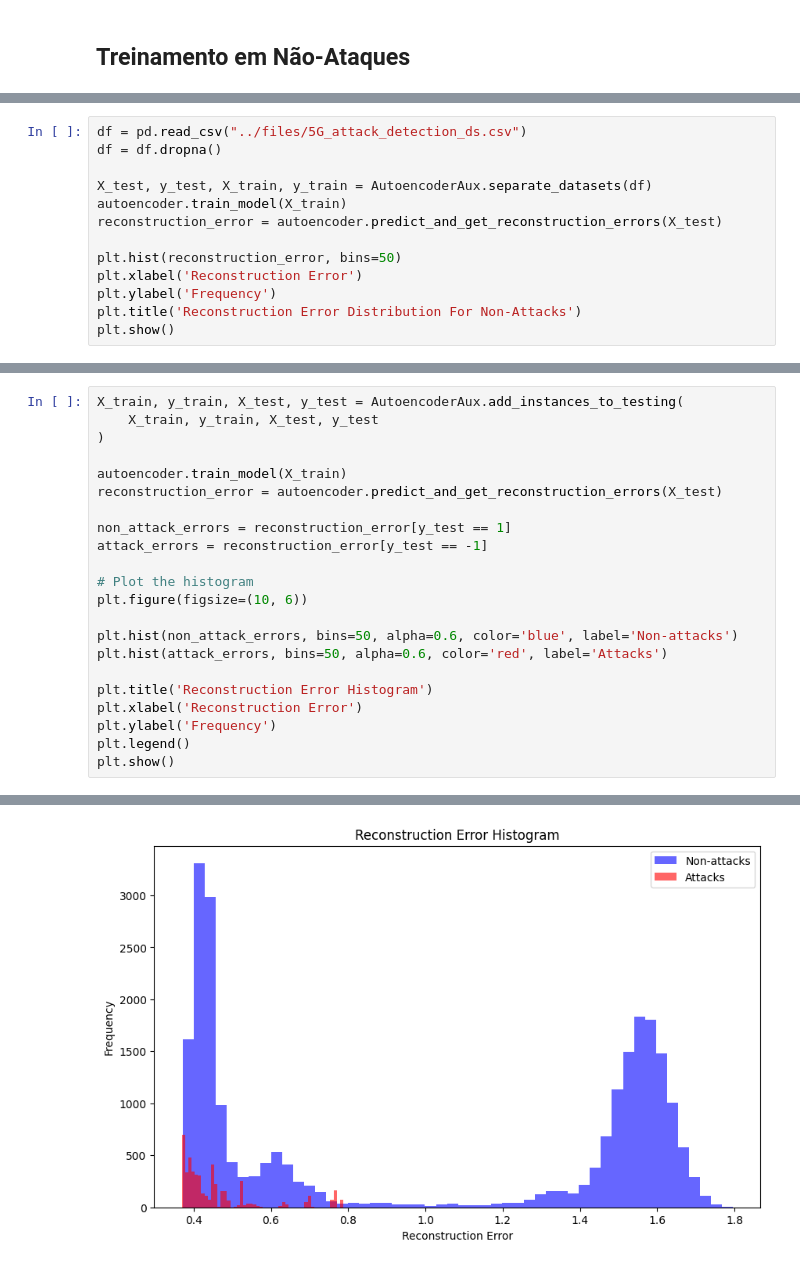
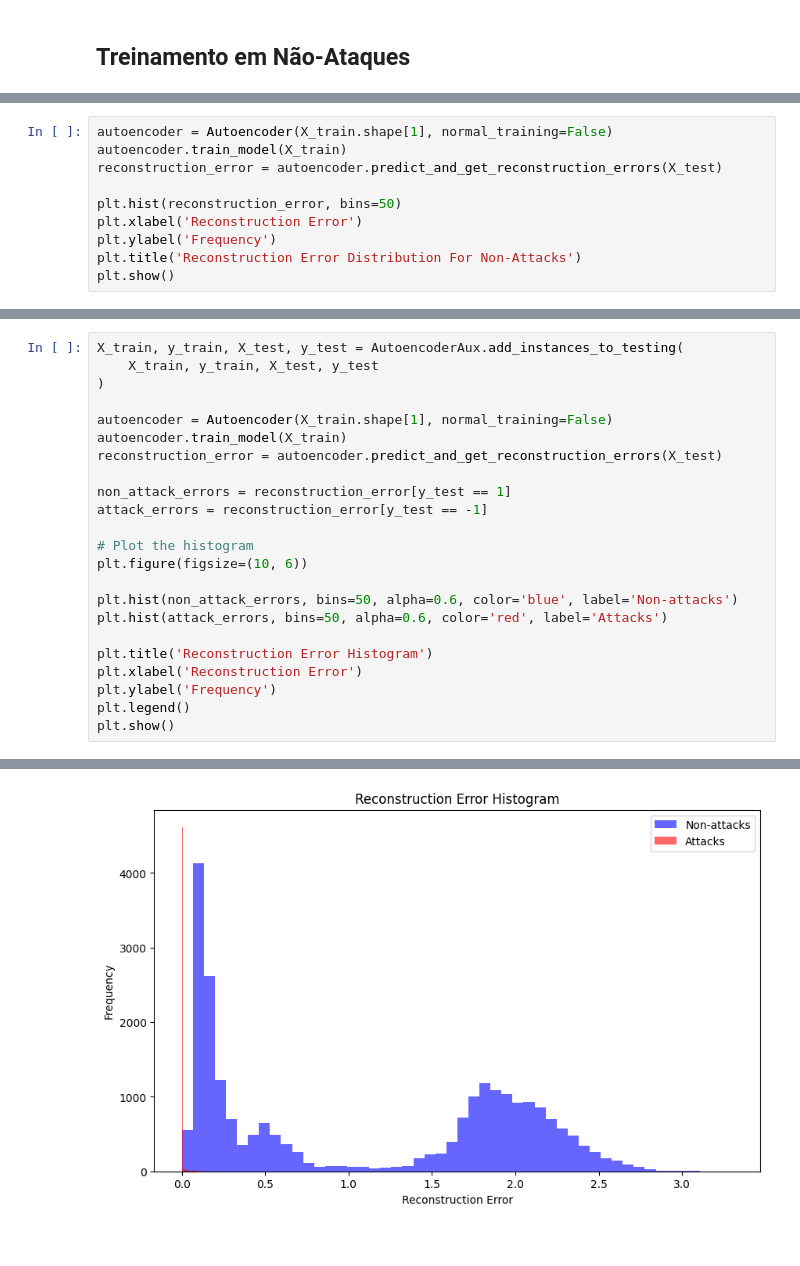
Before and after one commit to cesarpmorais/5G-Data-Training, a Jupyter notebook: autoencoder/autoencoder.ipynb, the cells around one changed output, grey strips where cells are left out. Drawn from its saved outputs; the diff is of its cells as text.

```diff
--- a/autoencoder/autoencoder.ipynb
+++ b/autoencoder/autoencoder.ipynb
@@ -91,8 +112,5 @@ plt.show()
 # %%
-df = pd.read_csv("../files/5G_attack_detection_ds.csv")
-df = df.dropna()
-
-X_test, y_test, X_train, y_train = AutoencoderAux.separate_datasets(df)
+autoencoder = Autoencoder(X_train.shape[1], normal_training=False)
 autoencoder.train_model(X_train)
 reconstruction_error = autoencoder.predict_and_get_reconstruction_errors(X_test)
 
@@ -125,6 +148,7 @@ X_train, y_train, X_test, y_test = AutoencoderAux.add_instances_to_testing(
     X_train, y_train, X_test, y_test
 )
 
+autoencoder = Autoencoder(X_train.shape[1], normal_training=False)
 autoencoder.train_model(X_train)
 reconstruction_error = autoencoder.predict_and_get_reconstruction_errors(X_test)
 
@@ -163 +187 @@ Epoch 68/200
-[figure, old version]
+[figure, new version]
```
Also changed, not shown: parts of 16 cells of this notebook, 2 other files.
